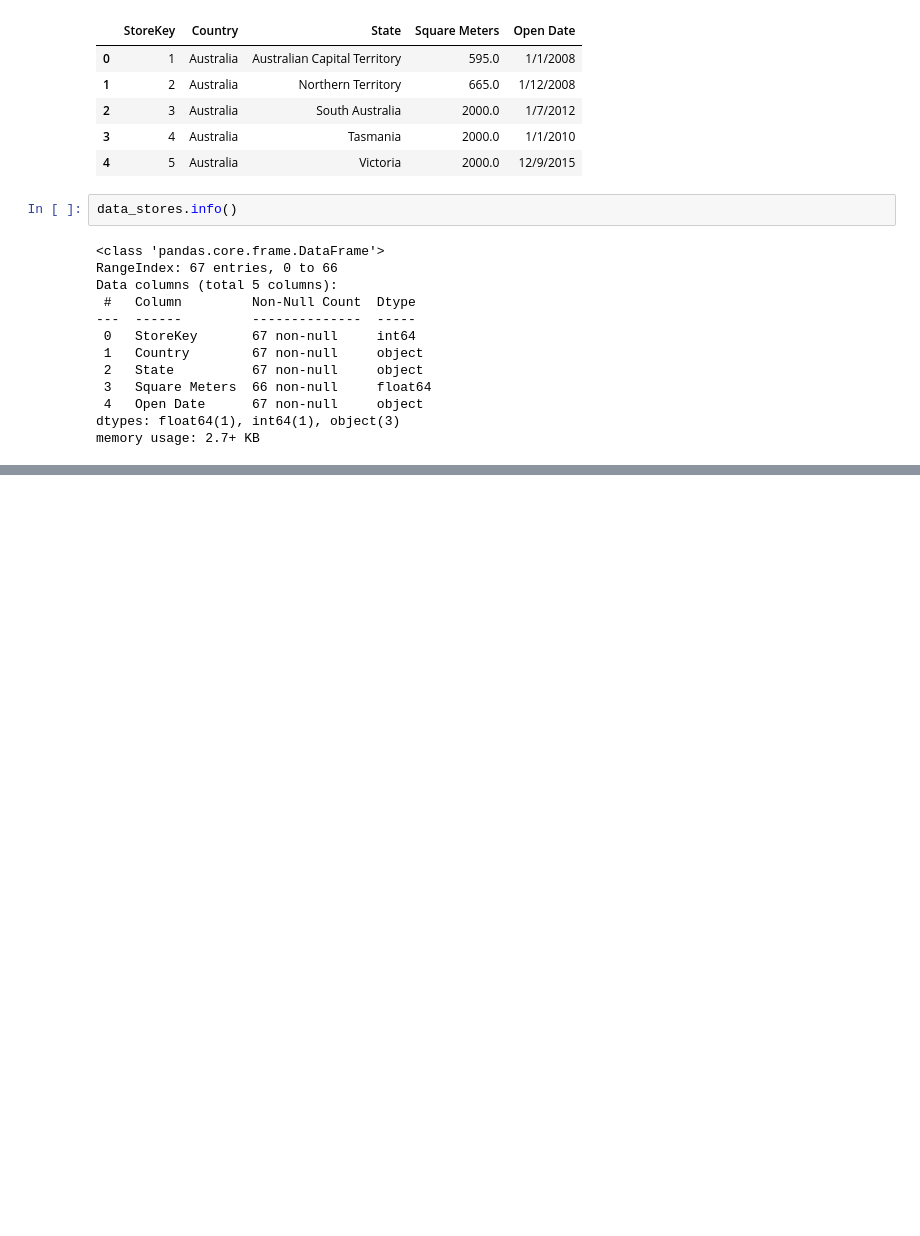
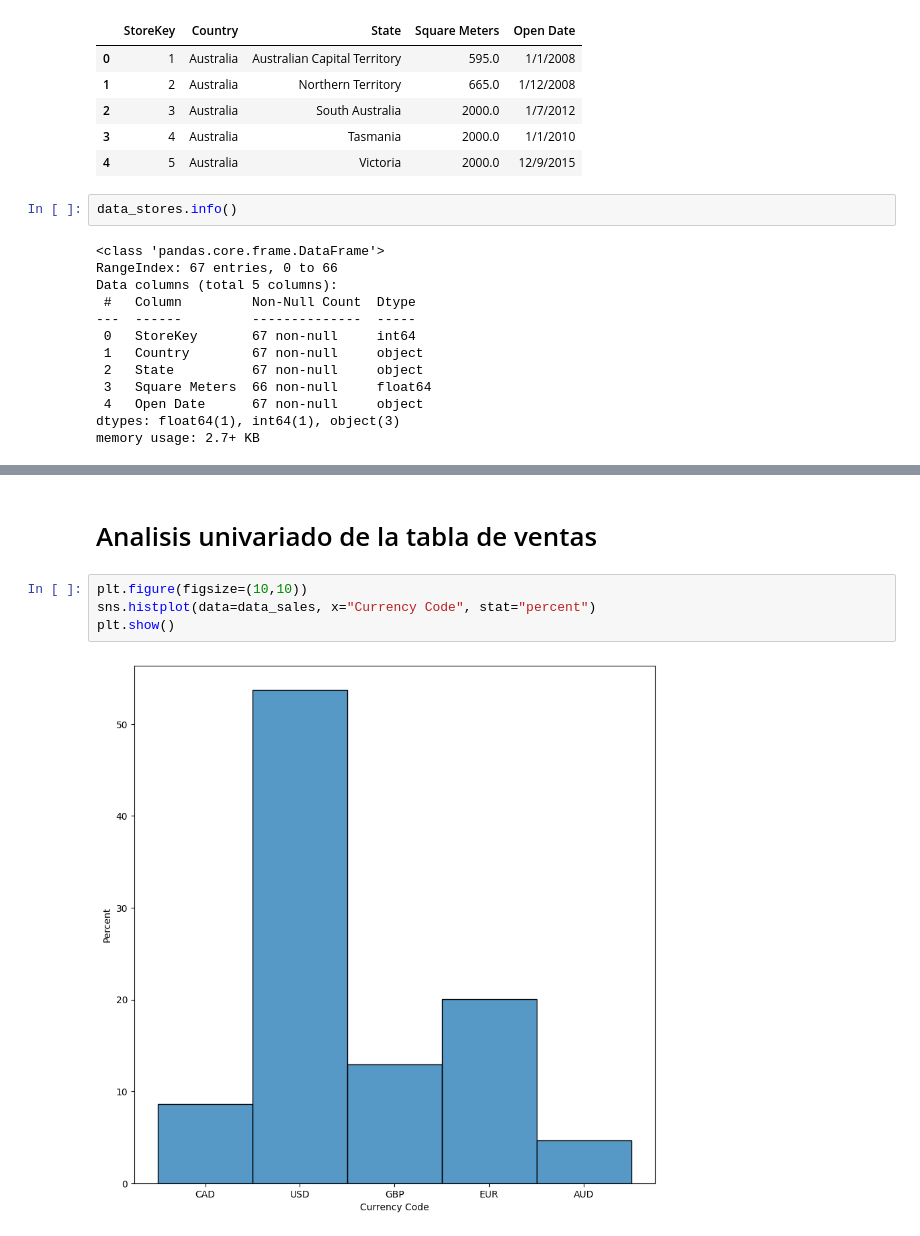
Before and after one commit to AlejoRam05/Bootcamp_Final_Project, a Jupyter notebook: final_proyect.ipynb, the cells around one changed output, grey strips where cells are left out. Cells and saved outputs as stored; diff of their text form; blank space fills up the shorter version.

Commit message:
Analisis univariado, conclusiones previas

```diff
--- a/final_proyect.ipynb
+++ b/final_proyect.ipynb
@@ -117,0 +133,8 @@ memory usage: 2.7+ KB
+# %% [markdown]
+# Analisis univariado de la tabla de ventas
+# %%
+plt.figure(figsize=(10,10))
+sns.histplot(data=data_sales, x="Currency Code", stat="percent")
+plt.show()
+# %% [output]
+[figure, added]
```
Also changed, not shown: parts of 7 cells of this notebook.
